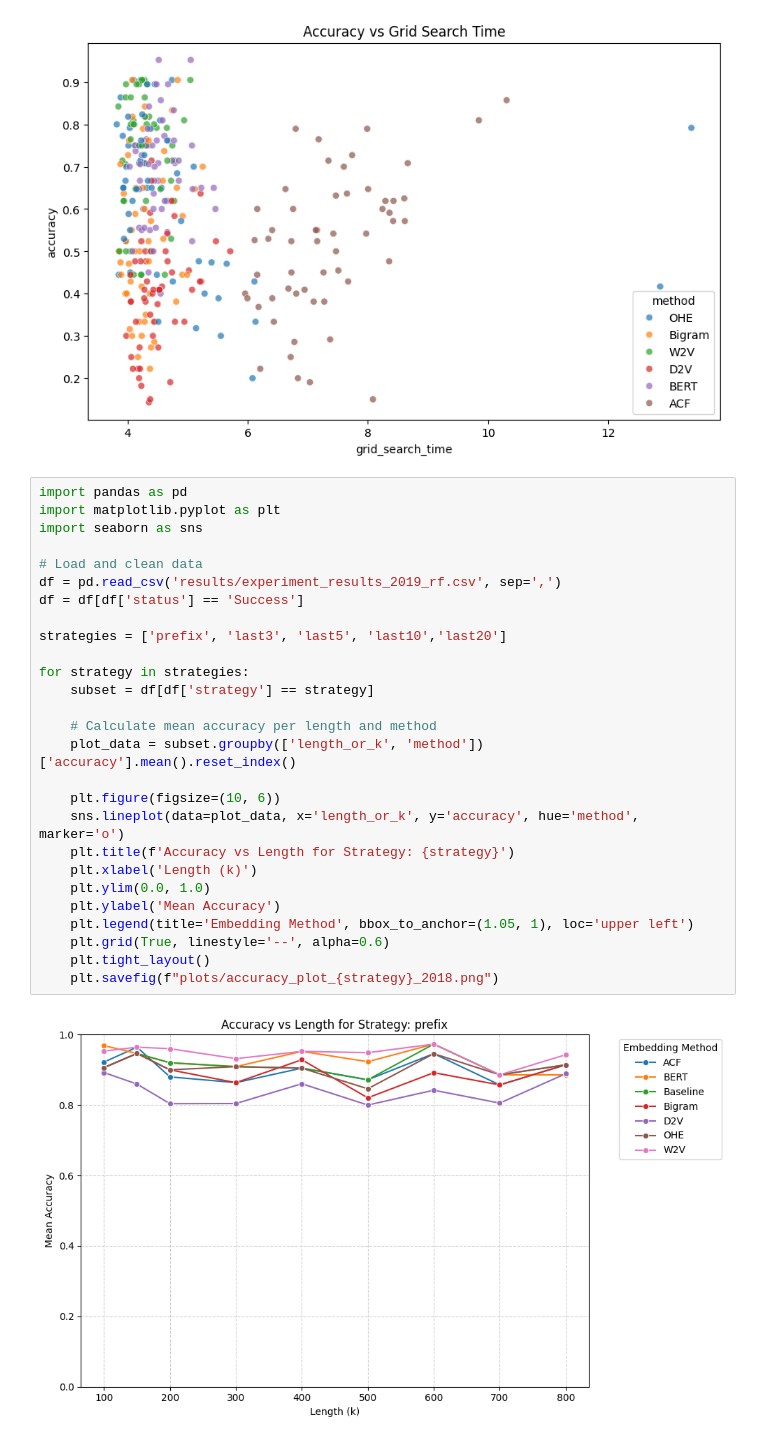
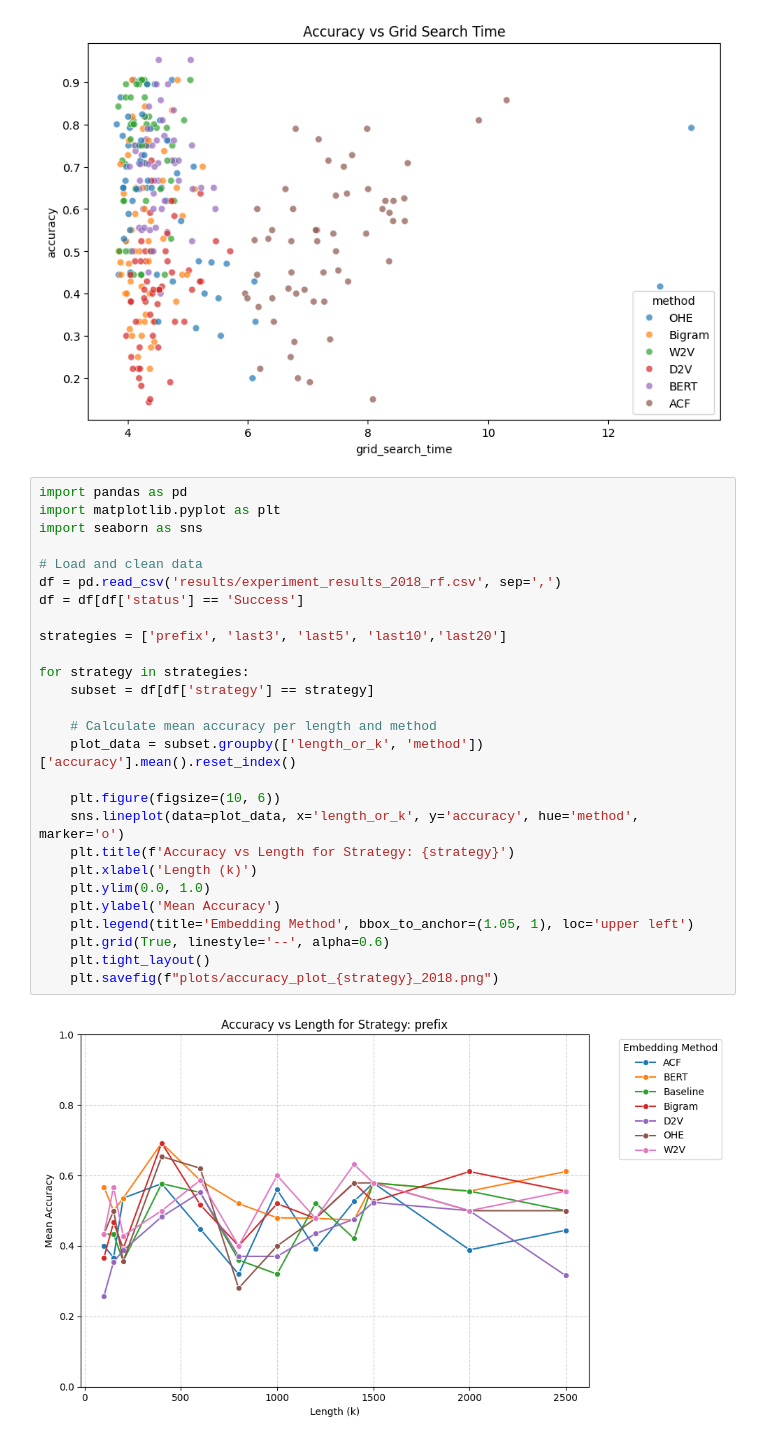
Before and after one commit to GijsCK/Resource-Centric-NAP, a Jupyter notebook: data_analysis.ipynb, the cells around one changed output. Cells and saved outputs as stored; diff of their text form.

Commit message:
now correctly named graphs

```diff
--- a/data_analysis.ipynb
+++ b/data_analysis.ipynb
@@ -69,29 +69,29 @@ Text(0.5, 1.0, 'Accuracy vs Grid Search Time')
 # %%
 import pandas as pd
 import matplotlib.pyplot as plt
 import seaborn as sns
 
 # Load and clean data
-df = pd.read_csv('results/experiment_results_2019_rf.csv', sep=',')
+df = pd.read_csv('results/experiment_results_2018_rf.csv', sep=',')
 df = df[df['status'] == 'Success']
 
 strategies = ['prefix', 'last3', 'last5', 'last10','last20']
 
 for strategy in strategies:
     subset = df[df['strategy'] == strategy]
 
     # Calculate mean accuracy per length and method
     plot_data = subset.groupby(['length_or_k', 'method'])['accuracy'].mean().reset_index()
 
     plt.figure(figsize=(10, 6))
     sns.lineplot(data=plot_data, x='length_or_k', y='accuracy', hue='method', marker='o')
     plt.title(f'Accuracy vs Length for Strategy: {strategy}')
     plt.xlabel('Length (k)')
     plt.ylim(0.0, 1.0)
     plt.ylabel('Mean Accuracy')
     plt.legend(title='Embedding Method', bbox_to_anchor=(1.05, 1), loc='upper left')
     plt.grid(True, linestyle='--', alpha=0.6)
     plt.tight_layout()
     plt.savefig(f"plots/accuracy_plot_{strategy}_2018.png")
 # %% [output]
-[figure, old version]
+[figure, new version]
```
Also changed, not shown: parts of 1 cell of this notebook, 10 other files.
